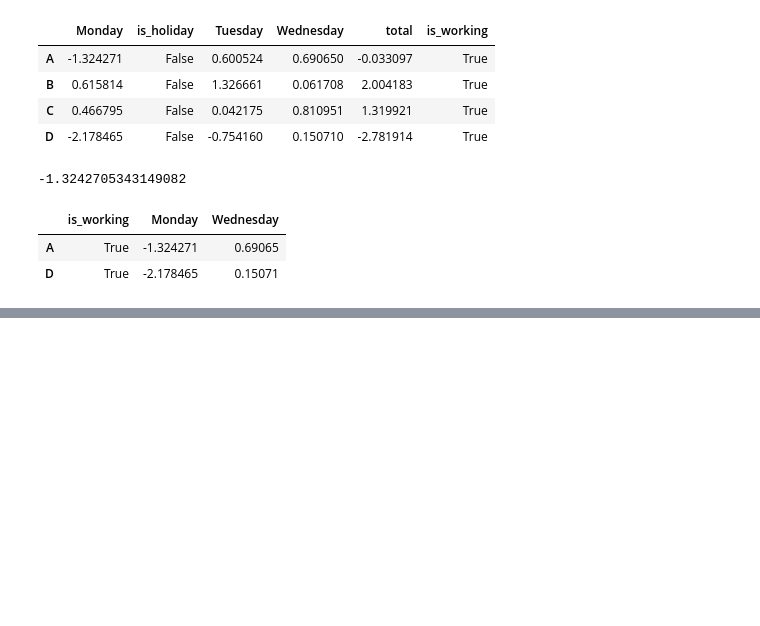
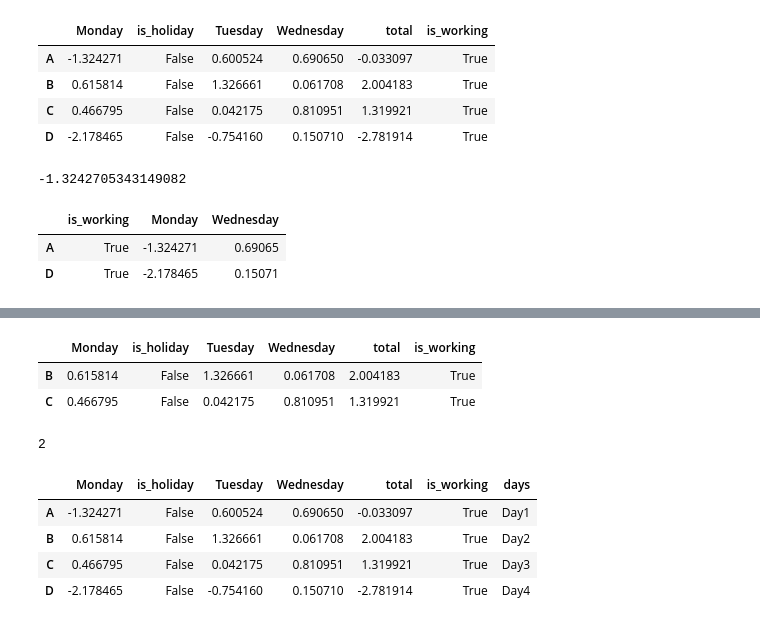
Before and after one commit to santhoshml/python-practice, a Jupyter notebook: pandas_dataframes.ipynb, the cells around one changed output, grey strips where cells are left out. Cells and saved outputs as stored; diff of their text form; code cells hidden in the pictures; blank space fills up the shorter version.

```diff
--- a/pandas_dataframes.ipynb
+++ b/pandas_dataframes.ipynb
@@ -371,0 +397,19 @@ my_df3.loc[["A", "D"], ["is_working", "Monday", "Wednesday"]]
+# %%
+my_df3[(my_df3["is_working"] == True) & (my_df3["total"] > 1)]
+# %% [output]
+|  | Monday | is_holiday | Tuesday | Wednesday | total | is_working |
+| B | 0.615814 | False | 1.326661 | 0.061708 | 2.004183 | True |
+| C | 0.466795 | False | 0.042175 | 0.810951 | 1.319921 | True |
+# %%
+len(my_df3[(my_df3["is_working"] == True) & (my_df3["total"] > 1)])
+# %% [output]
+2
+# %%
+my_df3["days"] = ["Day1", "Day2", "Day3", "Day4"]
+my_df3
+# %% [output]
+|  | Monday | is_holiday | Tuesday | Wednesday | total | is_working | days |
+| A | -1.324271 | False | 0.600524 | 0.690650 | -0.033097 | True | Day1 |
+| B | 0.615814 | False | 1.326661 | 0.061708 | 2.004183 | True | Day2 |
+| C | 0.466795 | False | 0.042175 | 0.810951 | 1.319921 | True | Day3 |
+| D | -2.178465 | False | -0.754160 | 0.150710 | -2.781914 | True | Day4 |
```
Also changed, not shown: parts of 29 cells of this notebook.
